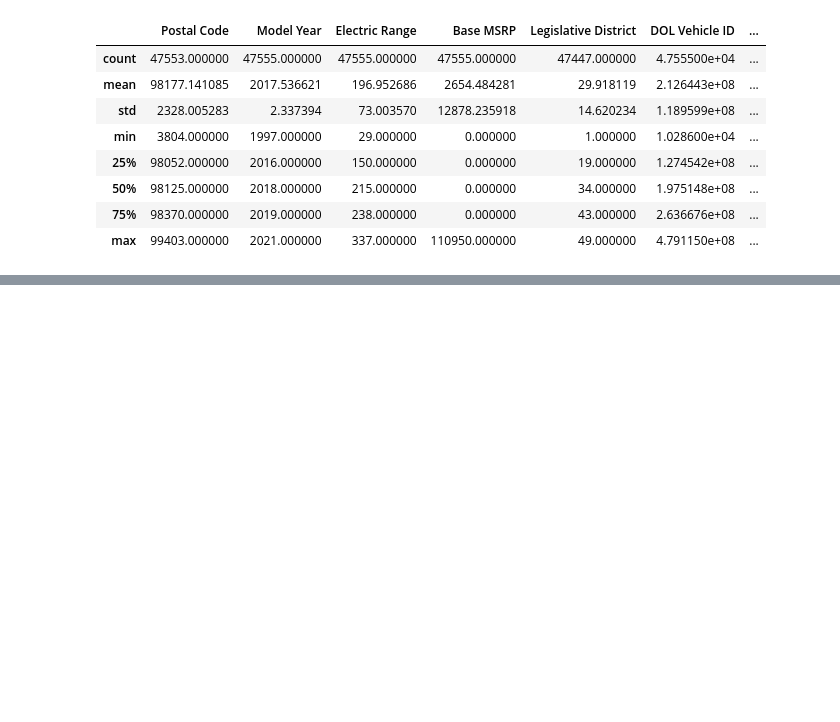
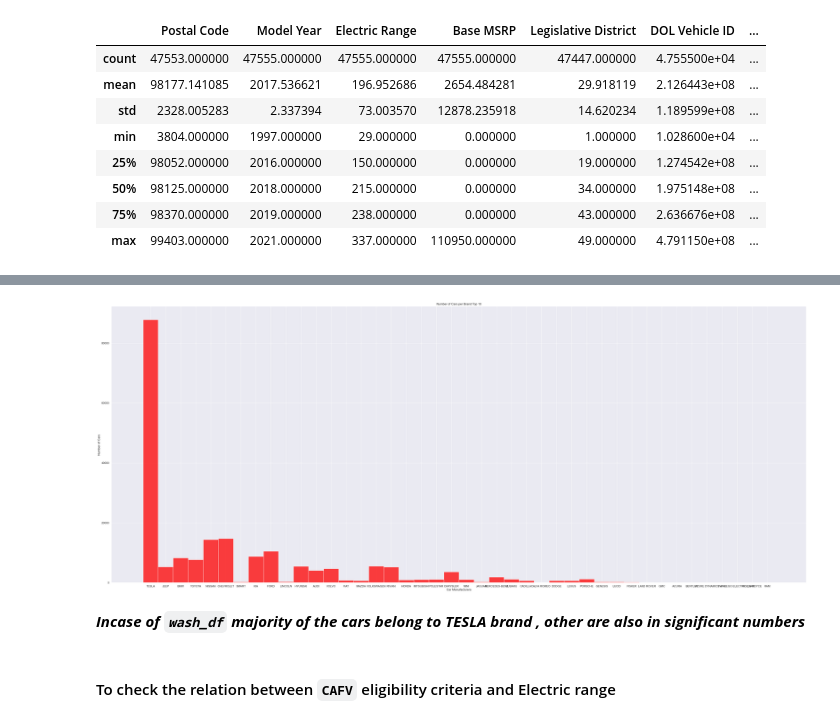
Before and after one commit to SianRods/Data-Science-ML, a Jupyter notebook: Practice Projects/DA-Electric_Vehicle.ipynb, the cells around one changed output, grey strips where cells are left out. Drawn from its saved outputs; the diff is of its cells as text; code cells hidden in the pictures; blank space fills up the shorter version.

```diff
--- a/Practice Projects/DA-Electric_Vehicle.ipynb
+++ b/Practice Projects/DA-Electric_Vehicle.ipynb
@@ -682,0 +743,12 @@ non_zero_bev_df.describe()
+# %%
+plt.figure(figsize=(50,20))
+plt.title("Number of Cars per Brand Top 10")
+plt.ylabel("Number of Cars ")
+plt.xlabel("Car Manufacturers")
+sns.histplot(wash_df['Make'],color='red',element="bars");
+# %% [output]
+[figure, added]
+# %% [markdown]
+***Incase of `wash_df` majority of the cars belong to TESLA brand , other are also in significant numbers***
+# %% [markdown]
+#### To check the relation between `CAFV` eligibility criteria and Electric range
```
Also changed, not shown: parts of 31 cells of this notebook.
